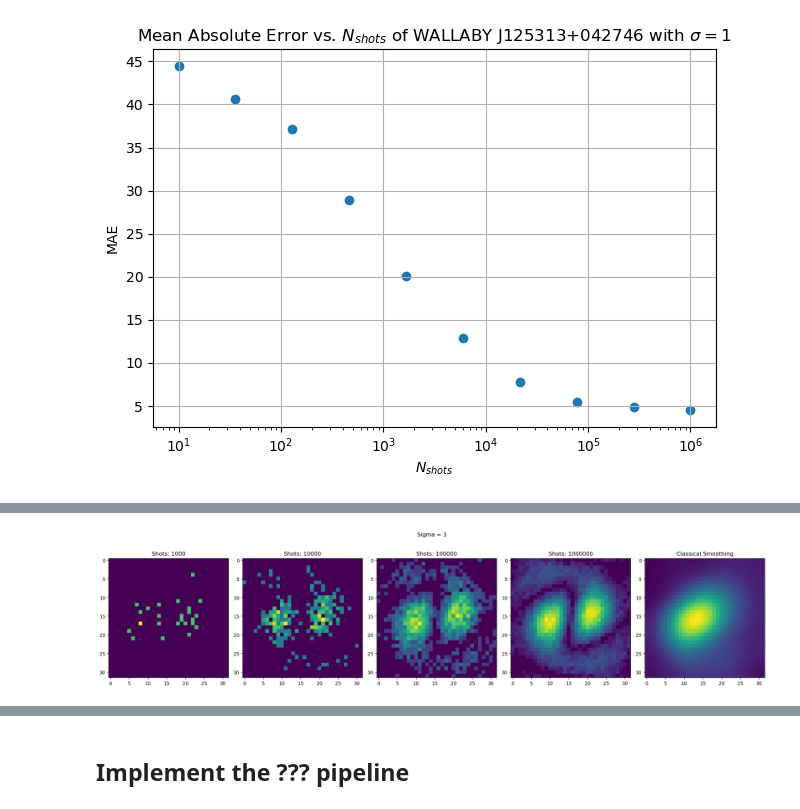
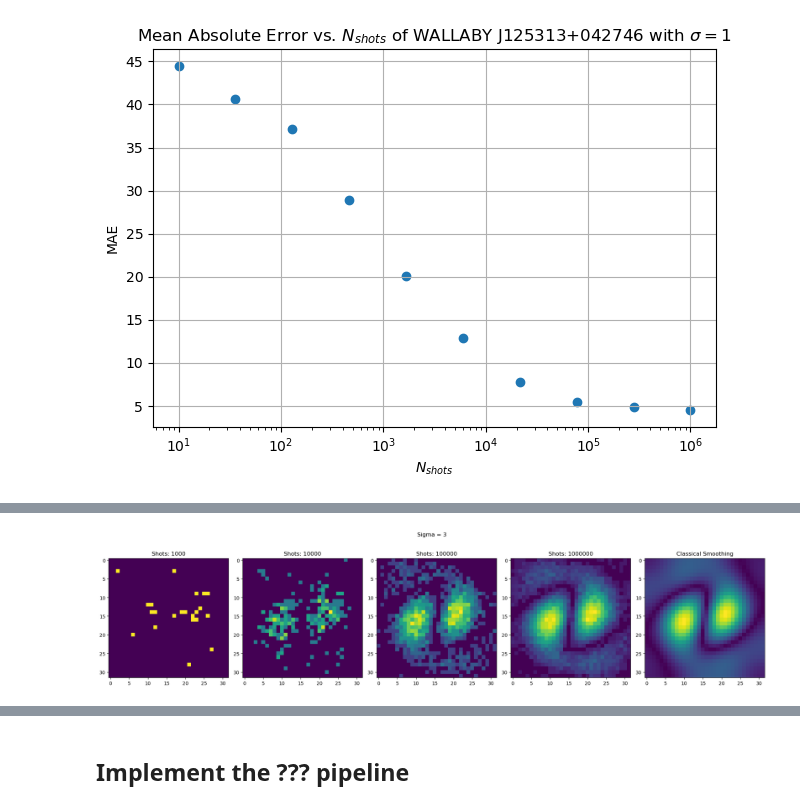
Before and after one commit to benz5460/QuantumRadio, a Jupyter notebook: QPIE_code.ipynb, the cells around one changed output, grey strips where cells are left out. Cells and saved outputs as stored; diff of their text form; code cells hidden in the pictures.

```diff
--- a/QPIE_code.ipynb
+++ b/QPIE_code.ipynb
@@ -243,10 +243,10 @@ def semi_classical_QFT(n,qc):
 #try to flip image
 
 c = 1e-8 #to avoid log(0) error when plotting
-qc,norm_arr = encode_image('cake-large.png', 8)
+qc,norm_arr = encode_image('cake-large.png', None, 8)
 
 qc.x(range(8))
-measured_arr = measure_image(qc, shots = 5000)
+measured_arr = measure_image(qc, 8,shots = 5000)
 
 plt.imshow(measured_arr)
 # %% [output]
@@ -265,7 +265,7 @@ shots = np.array([1000, 10000, 100000])
 
 for i, ax in enumerate(axs): # Using axs directly is cleaner
     if i < 3:
-        qc, norm_arr = encode_image('circle.png', 8)
+        qc, norm_arr = encode_image('circle.png', None, 8)
         qc.append(QFTGate(4), range(4))
         qc.append(QFTGate(4), range(4,8))
         measured_arr = measure_image(qc, 8, shots=shots[i])
@@ -283,8 +283,7 @@ for i, ax in enumerate(axs): # Using axs directly is cleaner
         im_plot = ax.imshow(np.log1p(magnitude_spectrum))
         ax.set_title('Classical FFT2')
 
-    # 4. Add colorbar to each subplot
-    #fig.colorbar(im_plot, ax=ax, fraction=0.046, pad=0.04)
+fig.colorbar(im_plot, ax=ax, fraction=0.046, pad=0.04)
 
 plt.tight_layout()
 plt.show()
@@ -300,6 +301,7 @@ plt.show()
 
 # transform to the spatial domain
 # inverse QFT
+shots = np.logspace(1,6,5)
 magnitude_spectrum = load_image('circle.png')
 
 plt.figure(figsize=(24, 5))
@@ -308,7 +310,7 @@ plt.imshow(magnitude_spectrum)
 plt.colorbar()
 plt.title('Original image')
 for i in range(len(shots)):
-    qc,norm_arr = encode_image('circle.png', 8)
+    qc,norm_arr = encode_image('circle.png', None,8)
     #qc.append(QFTGate(8), qc.qubits)
     #qc.append(QFTGate(8).inverse(), qc.qubits)
     measured_arr = measure_image(qc, 8, shots = shots[i])
@@ -388,3 +390,19 @@ plt.tight_layout()
 plt.show()
 # %% [output]
 [figure]
+# %%
+# Test the mean squared error on different sizes of images
+sizes = np.arange(6,20,2)
+fig, axs = plt.subplots(2, len(sizes), figsize=(20, 5))
+for i,s in enumerate(sizes):
+    qc,norm_arr = encode_image('test_galaxy_32.png', None, s)
+    qc = apply_gaussian_filter(qc, sigma=1)
+    blurred_image_array = measure_image(qc, original_n_qubits=s, shots = 100000)
+    im_plot = axs[0,i].imshow(blurred_image_array, cmap = 'gray')
+    axs[0,i].set_title(f'Size: {sizes[i]}')
+    image = Image.open('test_galaxy_32.png').resize((2**(s//2),2**(s//2)))
+    result = gaussian_filter(image, sigma=1)
+    im_plot = axs[1, i].imshow(result)
+    axs[1,i].set_title('Classical Smoothing')
+plt.tight_layout()
+plt.show()
@@ -391,29 +411,29 @@ plt.show()
 # %%
 shots = [1000,10000,100000,1000000]
 
 sigma = 3
 
 fig, axs = plt.subplots(1, 5, figsize=(20, 5))
 
 for i, ax in enumerate(axs): # Using axs directly is cleaner
     if i < 4:
         qc,norm_arr = encode_image('test_galaxy_32.png', None, 10)
         qc = apply_gaussian_filter(qc, sigma=sigma)
         qc = add_180_asymmetry_subtraction(qc,10)
         blurred_image_array = measure_image(qc, original_n_qubits=10, shots=shots[i])
         im_plot = ax.imshow(blurred_image_array)
         ax.set_title(f'Shots: {shots[i]}')
     else:
-        image = load_image('test_galaxy_32.png')
+        image = load_image('test_galaxy_32.png').astype(float)
         result = gaussian_filter(image, sigma=sigma)
-        im_plot = ax.imshow(result)
+        im_plot = ax.imshow(abs(result-np.rot90(result,k=2)))
         ax.set_title('Classical Smoothing')
 
     # Add colorbar to each subplot
     #fig.colorbar(im_plot, ax=ax, fraction=0.046, pad=0.04)
 
 fig.suptitle(f'Sigma = {sigma}')
 plt.tight_layout()
 plt.show()
 # %% [output]
-[figure, old version]
+[figure, new version]
```
Also changed, not shown: parts of 7 cells of this notebook.
